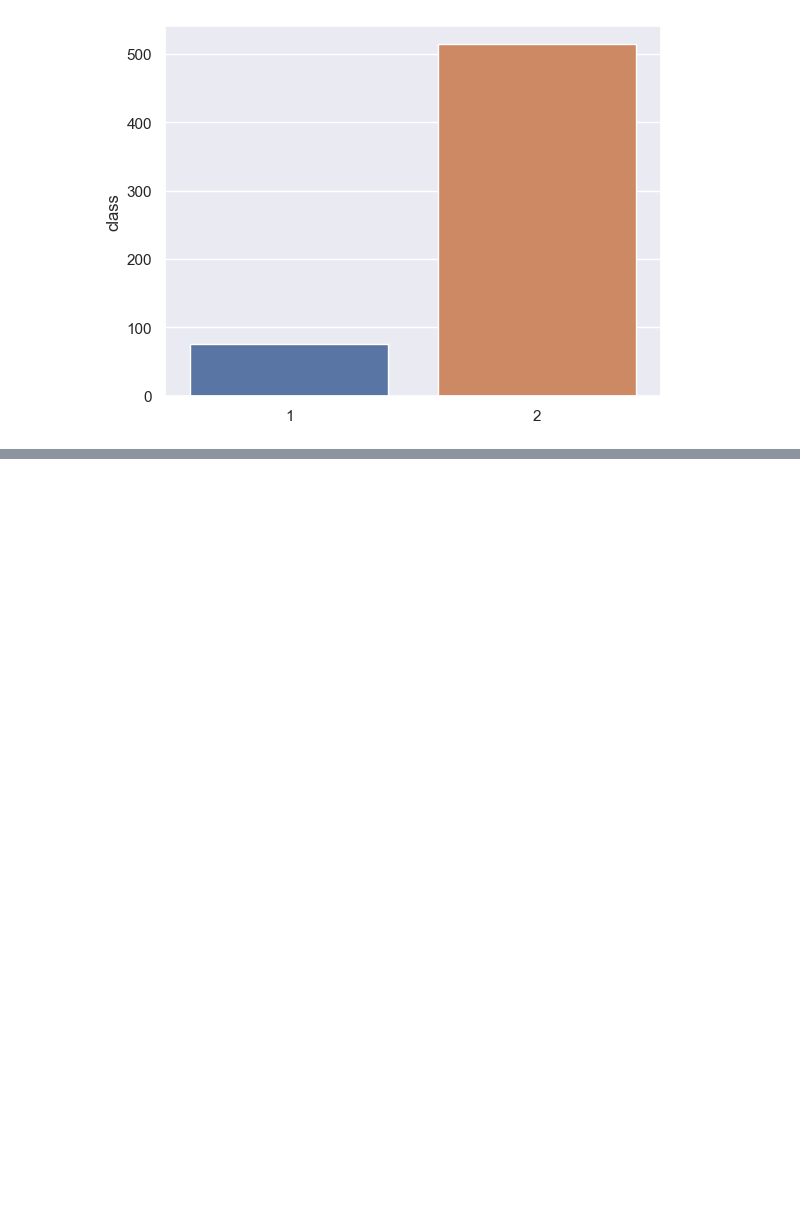
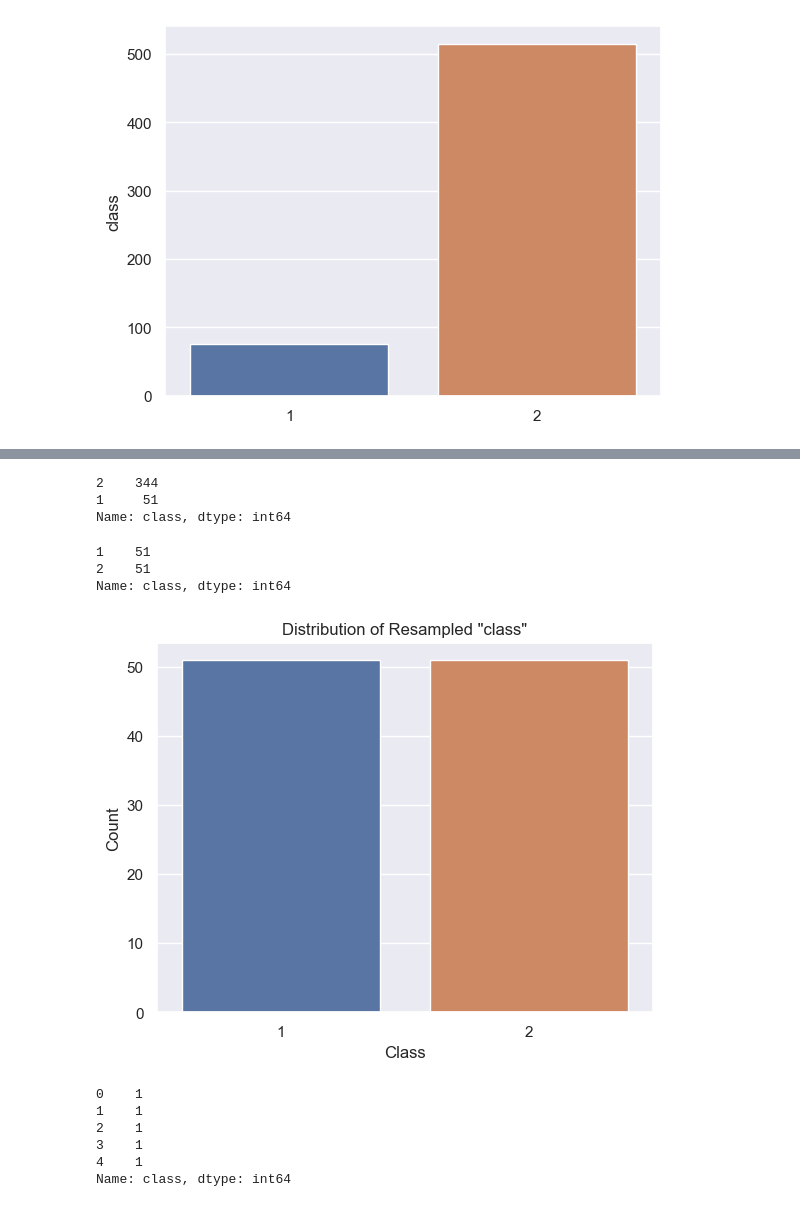
Before and after one commit to SamuelhBueno/DP_CA, a Jupyter notebook: DP_CA.ipynb, the cells around one changed output, grey strips where cells are left out. Saved outputs shown, nothing was run; the diff lists cells and outputs as text; code cells hidden in the pictures; blank space fills up the shorter version.

Commit message:
Under-Sampling Applied.
We applied the algorithm called Smote (Under-Sampling) to

```diff
--- a/DP_CA.ipynb
+++ b/DP_CA.ipynb
@@ -230,0 +216,47 @@ Text(0, 0.5, 'cumulated Explaned variance')
+# %%
+X = new_aps
+y = new_aps['class']
+
+
+X.drop('class', axis=1, inplace=True)
+# %%
+from sklearn.model_selection import train_test_split
+from imblearn.under_sampling import ClusterCentroids
+
+X_train, X_test, y_train, y_test = train_test_split(X, y, test_size=0.33, random_state=42)
+
+
+undersampler = ClusterCentroids()
+# %%
+y_train.value_counts()
+# %% [output]
+2    344
+1     51
+Name: class, dtype: int64
+# %%
+X_smote, y_smote = undersampler.fit_resample(X_train, y_train)
+# %%
+y_smote.value_counts()
+# %% [output]
+1    51
+2    51
+Name: class, dtype: int64
+# %%
+resampled_data = pd.DataFrame({'class': y_smote})
+# %%
+sns.countplot(data=resampled_data, x='class')
+plt.xlabel('Class')
+plt.ylabel('Count')
+plt.title('Distribution of Resampled "class"')
+plt.show()
+# %% [output]
+[figure, added]
+# %%
+y_smote.head()
+# %% [output]
+0    1
+1    1
+2    1
+3    1
+4    1
+Name: class, dtype: int64
```
Also changed, not shown: parts of 20 cells of this notebook.
